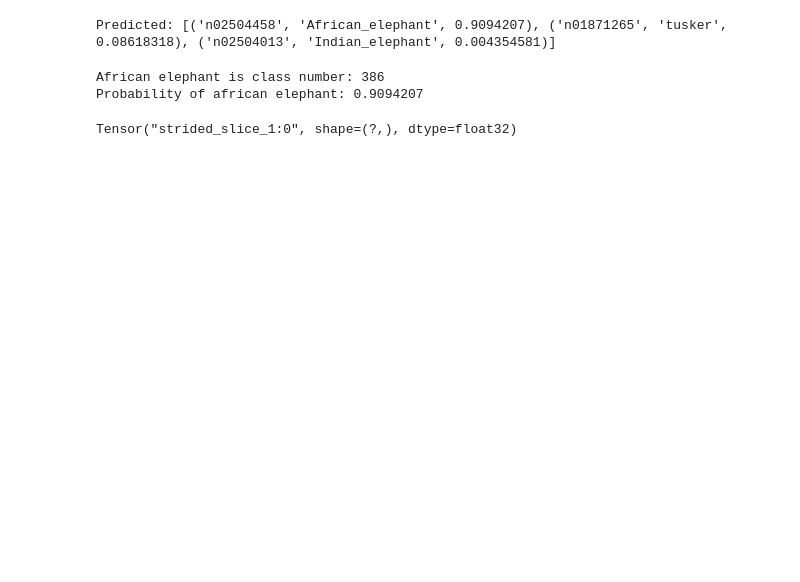
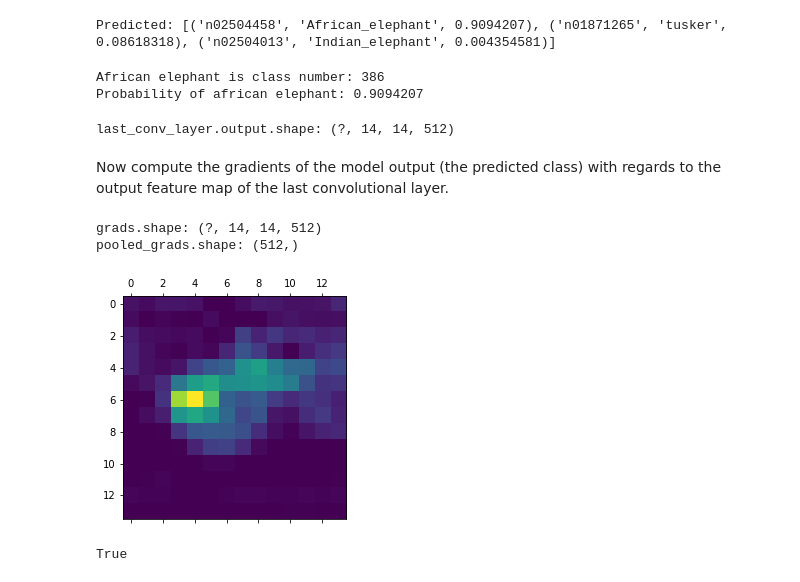
Before and after one commit to mappls/Playfield, a Jupyter notebook: keras/8_visualise_convnet_class_activations.ipynb, the cells around one changed output. Drawn from its saved outputs; the diff is of its cells as text; code cells hidden in the pictures; blank space fills up the shorter version.

Commit message:
Visualising class activations...

```diff
--- a/keras/8_visualise_convnet_class_activations.ipynb
+++ b/keras/8_visualise_convnet_class_activations.ipynb
@@ -29,7 +26,50 @@ print("Probability of african elephant:", preds[0, np.argmax(preds)])
 African elephant is class number: 386
 Probability of african elephant: 0.9094207
 # %%
-african_elephant_output = print(model.output[:, 386])
+african_elephant_output = model.output[:, 386]  # shape: (?,)
 last_conv_layer = model.get_layer("block5_conv3")
+print('last_conv_layer.output.shape:', last_conv_layer.output.shape)
 # %% [output]
-Tensor("strided_slice_1:0", shape=(?,), dtype=float32)
+last_conv_layer.output.shape: (?, 14, 14, 512)
+# %% [markdown]
+Now compute the gradients of the model output (the predicted class) with regards to the output feature map of the last convolutional layer.
+# %%
+import keras.backend as K
+
+grads = K.gradients(african_elephant_output, last_conv_layer.output)[0]
+print('grads.shape:', grads.shape)
+
+pooled_grads = K.mean(grads, axis=(0, 1, 2))
+print('pooled_grads.shape:', pooled_grads.shape)
+# %% [output]
+grads.shape: (?, 14, 14, 512)
+pooled_grads.shape: (512,)
+# %%
+iterate = K.function([model.input], [pooled_grads, last_conv_layer.output[0]])
+pooled_grads_value, conv_layer_output_value = iterate([x])
+
+for i in range(512):
+    conv_layer_output_value[:, :, i] *= pooled_grads_value[i]
+
+heatmap = np.mean(conv_layer_output_value, axis=-1)
+# %%
+import matplotlib.pyplot as plt
+
+heatmap = np.maximum(heatmap, 0)
+heatmap /= np.max(heatmap)
+plt.matshow(heatmap)
+plt.show()
+# %% [output]
+[figure, added]
+# %%
+import cv2
+
+img = cv2.imread(img_path)
+heatmap = cv2.resize(heatmap, (img.shape[1], img.shape[0]))
+heatmap = np.uint8(255 * heatmap)
+heatmap = cv2.applyColorMap(heatmap, cv2.COLORMAP_JET)
+superimposed_img = heatmap * 0.4 + img
+
+cv2.imwrite('elephant_cam.jpg', superimposed_img)
+# %% [output]
+True
```
Also changed, not shown: parts of 2 cells of this notebook.
